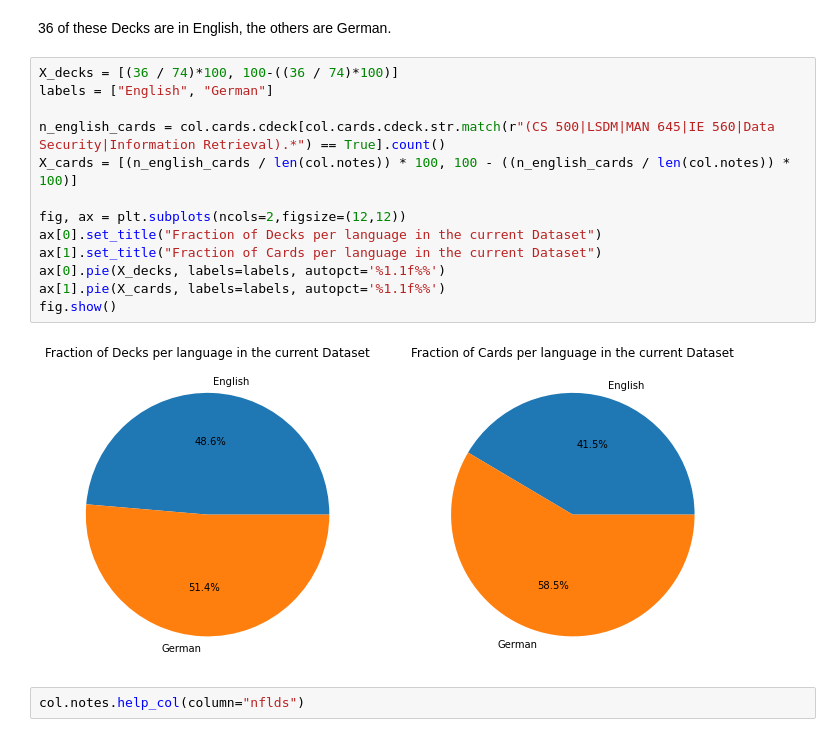
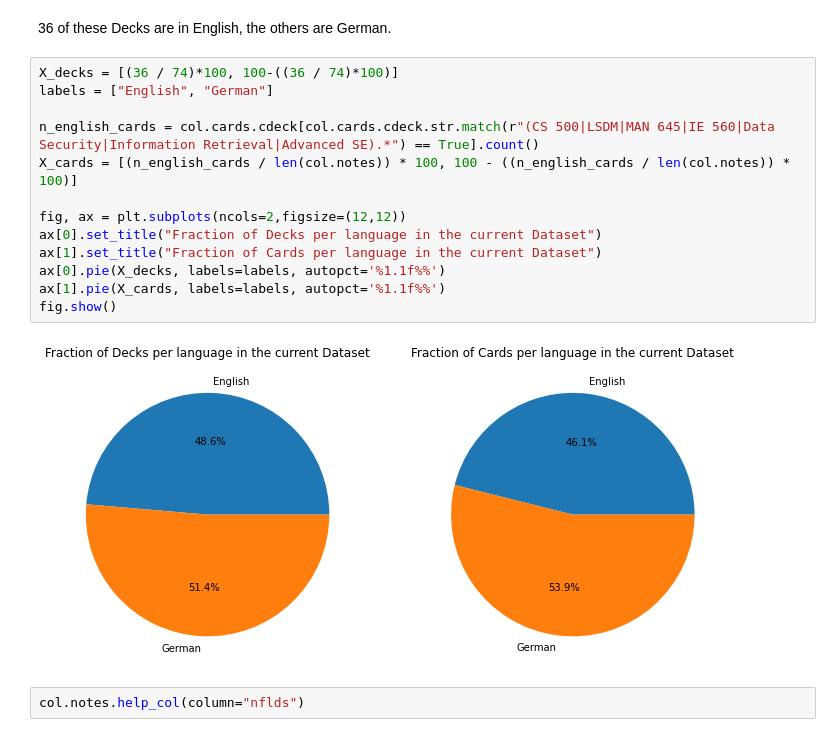
Before and after one commit to Ankinator/ankinator-flashcard-models, a Jupyter notebook: notebooks/dataexploration/Dataset_Analysis.ipynb, the cells around one changed output. Saved outputs shown, nothing was run; the diff lists cells and outputs as text.

```diff
--- a/notebooks/dataexploration/Dataset_Analysis.ipynb
+++ b/notebooks/dataexploration/Dataset_Analysis.ipynb
@@ -43,18 +45,18 @@ col.cards.cdeck[col.cards.cdeck.str.match(r"(CS 500|LSDM|MAN 645|IE 560|Data Sec
 # %%
 X_decks = [(36 / 74)*100, 100-((36 / 74)*100)]
 labels = ["English", "German"]
 
-n_english_cards = col.cards.cdeck[col.cards.cdeck.str.match(r"(CS 500|LSDM|MAN 645|IE 560|Data Security|Information Retrieval).*") == True].count()
+n_english_cards = col.cards.cdeck[col.cards.cdeck.str.match(r"(CS 500|LSDM|MAN 645|IE 560|Data Security|Information Retrieval|Advanced SE).*") == True].count()
 X_cards = [(n_english_cards / len(col.notes)) * 100, 100 - ((n_english_cards / len(col.notes)) * 100)]
 
 fig, ax = plt.subplots(ncols=2,figsize=(12,12))
 ax[0].set_title("Fraction of Decks per language in the current Dataset")
 ax[1].set_title("Fraction of Cards per language in the current Dataset")
 ax[0].pie(X_decks, labels=labels, autopct='%1.1f%%')
 ax[1].pie(X_cards, labels=labels, autopct='%1.1f%%')
 fig.show()
 # %% [output]
-[figure, old version]
+[figure, new version]
 # %%
 col.notes.help_col(column="nflds")
 # %% [output]
```
Also changed, not shown: parts of 13 cells of this notebook, 1 other file.
